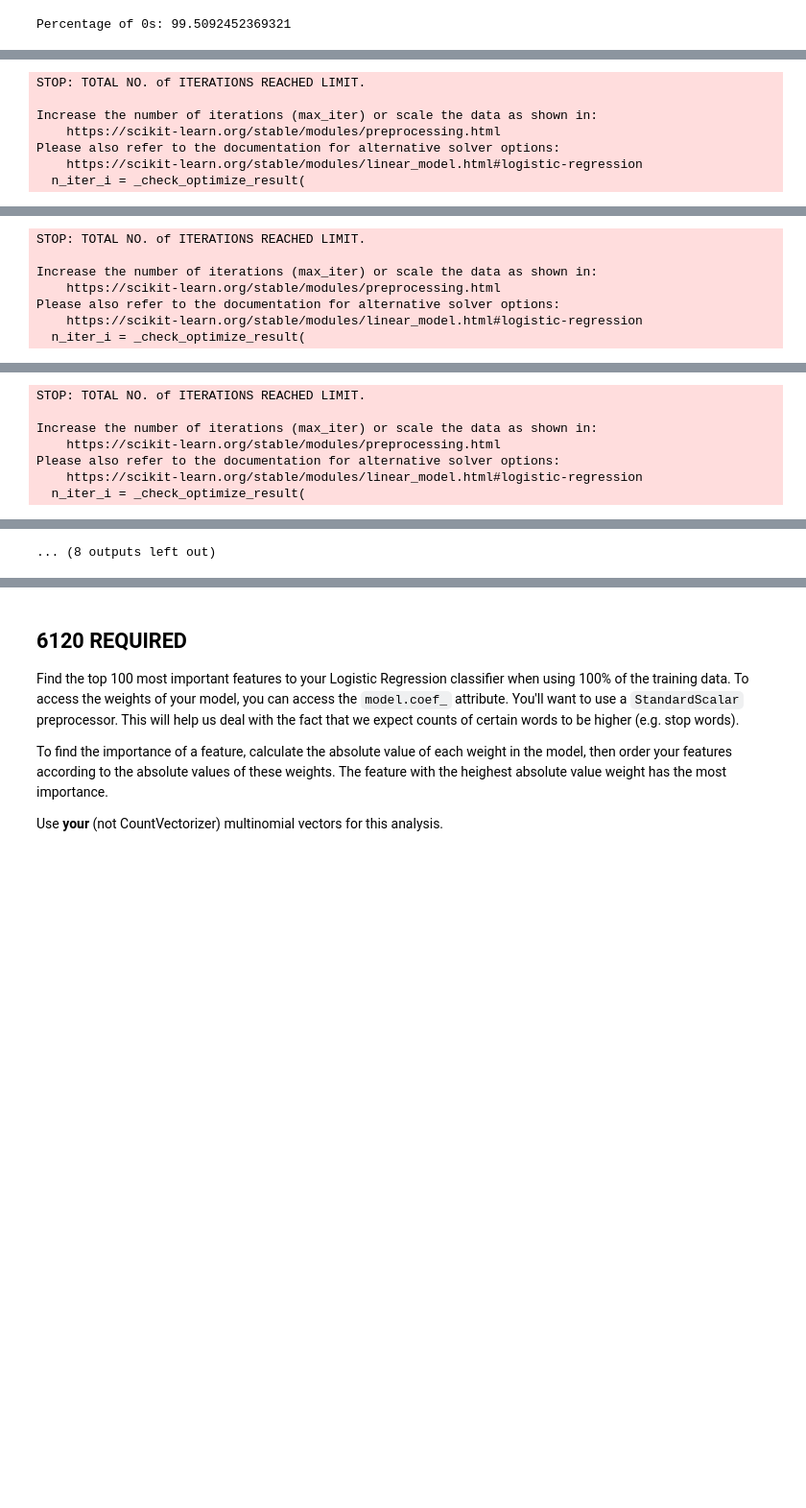
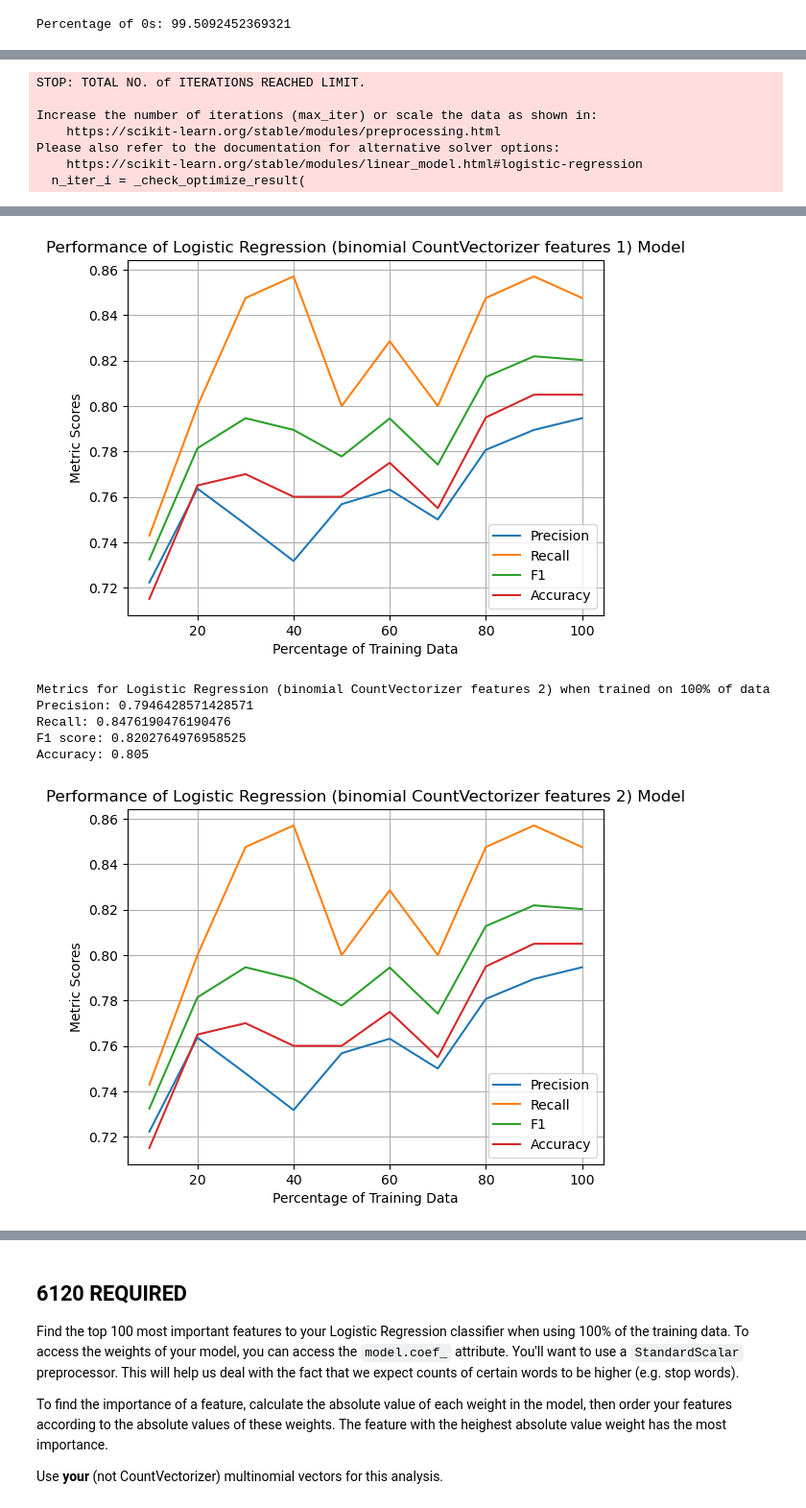
Before and after one commit to ShashiG12/NLPhw4, a Jupyter notebook: sentiment_task3.ipynb, the cells around one changed output, grey strips where cells are left out. Shown at 96% size. Drawn from its saved outputs; the diff is of its cells as text; code cells hidden in the pictures; blank space fills up the shorter version.

```diff
--- a/sentiment_task3.ipynb
+++ b/sentiment_task3.ipynb
@@ -117,21 +113,12 @@ Percentage of 0s: 99.5092452369321
 # you will be creating a similar graph for logistic regression and neural nets, so make sure
 # you use functions wisely so that you do not have excessive repeated code
 # write any helper functions you need in sentiment_utils.py (functions that you'll use in your other notebooks as well)
-model = LogisticRegression()
+model = LogisticRegression(verbose=False)
 model.fit(cv_x_train, y_train)
 
 cv_preds = model.predict(cv_x_dev)
-
-y_dev_set = set(y_dev)
-# cv_accuracy = accuracy(y_dev_set, set(cv_preds))
-# cv_precision = precision(y_dev_set, set(cv_preds))
-# cv_recall = recall(y_dev_set, set(cv_preds))
-# cv_f1 = f_measure(y_dev_set, set(cv_preds))
-
-# print(f'Accuracy with CountVectorizer vectors: {cv_accuracy}')
-# print(f'Precision with CountVectorizer vectors: {cv_precision}')
-# print(f'Recall with CountVectorizer vectors: {cv_recall}')
-# print(f'F1 Score with CountVectorizer vectors: {cv_f1}')
+print("Metrics for multinomial sklearn CountVectorizer")
+sutils.get_prfa(y_dev, cv_preds, verbose=True)
 
 # create a graph of your classifier's performance on the dev set as a function of the amount of training data
 # the x-axis should be the amount of training data (as a percentage of the total training data)
@@ -140,33 +127,30 @@ y_dev_set = set(y_dev)
 # the graph should have a legend, title, and axis labels
 def nn_metrics_fun(train_feats, dev_feats, percentage):
     cutoff = int(len(train_feats[1]) * percentage)
-    model = LogisticRegression()
+    model = LogisticRegression(verbose=False)
     model.fit(train_feats[0][:cutoff], train_feats[1][:cutoff])
 
     preds = model.predict(dev_feats[0])
+    return dev_feats[1], preds
 
-    return preds, dev_feats[1]
+combinations = [((my_x_train, y_train), (my_x_dev, y_dev), "my vectorized features"),
+                ((cv_x_train, y_train), (cv_x_dev, y_dev), "CountVectorizer features"),
+                ((my_x_train_binary, y_train), (my_x_dev_binary, y_dev), "my vectorized, binarized features"),
+                ((cv_x_train_binary, y_train), (cv_x_dev_binary, y_dev), "CountVectorizer binarized features")]
 
-sutils.create_training_graph(nn_metrics_fun,
-                             (cv_x_train, y_train),
-                             (cv_x_dev, y_dev),
-                             "Logistic Regression (multinomial sklearn)",
-                             verbose=1)
-sutils.create_training_graph(nn_metrics_fun,
-                             (cv_x_dev_binary, y_train),
-                             (cv_x_dev_binary, y_dev),
-                             "Logistic Regression (binomial sklearn)",
-                             verbose=1)
-sutils.create_training_graph(nn_metrics_fun,
-                             (my_x_train, y_train),
-                             (my_x_dev, y_dev),
-                             "Logistic Regression (binomial my vectorizer)",
-                             verbose=1)
-sutils.create_training_graph(nn_metrics_fun,
-                             (my_x_train_binary, y_train),
-                             (my_x_dev_binary, y_dev),
-                             "Logistic Regression (binomial my vectorizer)",
-                             verbose=1)
+for combo in combinations:
+    train_feats, dev_feats, description = combo
+    y_dev, preds = nn_metrics_fun(train_feats, dev_feats, 1)
+    print(f'Metrics for {description}')
+    sutils.get_prfa(y_dev, preds, verbose=True)
+
+for i in range(1, 4):
+    sutils.create_training_graph(nn_metrics_fun,
+                                (cv_x_train_binary, y_train),
+                                (cv_x_dev_binary, y_dev),
+                                kind=f"Logistic Regression (binomial CountVectorizer features {i})",
+                                savepath=f'figures/log_reg_{i}',
+                                verbose=1)
 # takes approx 30 sec on Felix's computer
 # %% [output]
 STOP: TOTAL NO. of ITERATIONS REACHED LIMIT.
@@ -224,7 +207,7 @@ Accuracy: 0.79
+[figure, added]
-STOP: TOTAL NO. of ITERATIONS REACHED LIMIT.
-
-Increase the number of iterations (max_iter) or scale the data as shown in:
-    https://scikit-learn.org/stable/modules/preprocessing.html
-Please also refer to the documentation for alternative solver options:
-    https://scikit-learn.org/stable/modules/linear_model.html#logistic-regression
-  n_iter_i = _check_optimize_result(
+Metrics for Logistic Regression (binomial CountVectorizer features 2) when trained on 100% of data
+Precision: 0.7946428571428571
+Recall: 0.8476190476190476
+F1 score: 0.8202764976958525
+Accuracy: 0.805
+[figure, added]
@@ -236,7 +218,0 @@ Accuracy: 0.8
-STOP: TOTAL NO. of ITERATIONS REACHED LIMIT.
-
-Increase the number of iterations (max_iter) or scale the data as shown in:
-    https://scikit-learn.org/stable/modules/preprocessing.html
-Please also refer to the documentation for alternative solver options:
-    https://scikit-learn.org/stable/modules/linear_model.html#logistic-regression
-  n_iter_i = _check_optimize_result(
@@ -260 +218,0 @@ Accuracy: 0.81
-... (8 outputs left out)
```
Also changed, not shown: parts of 5 cells of this notebook, 12 other files.
